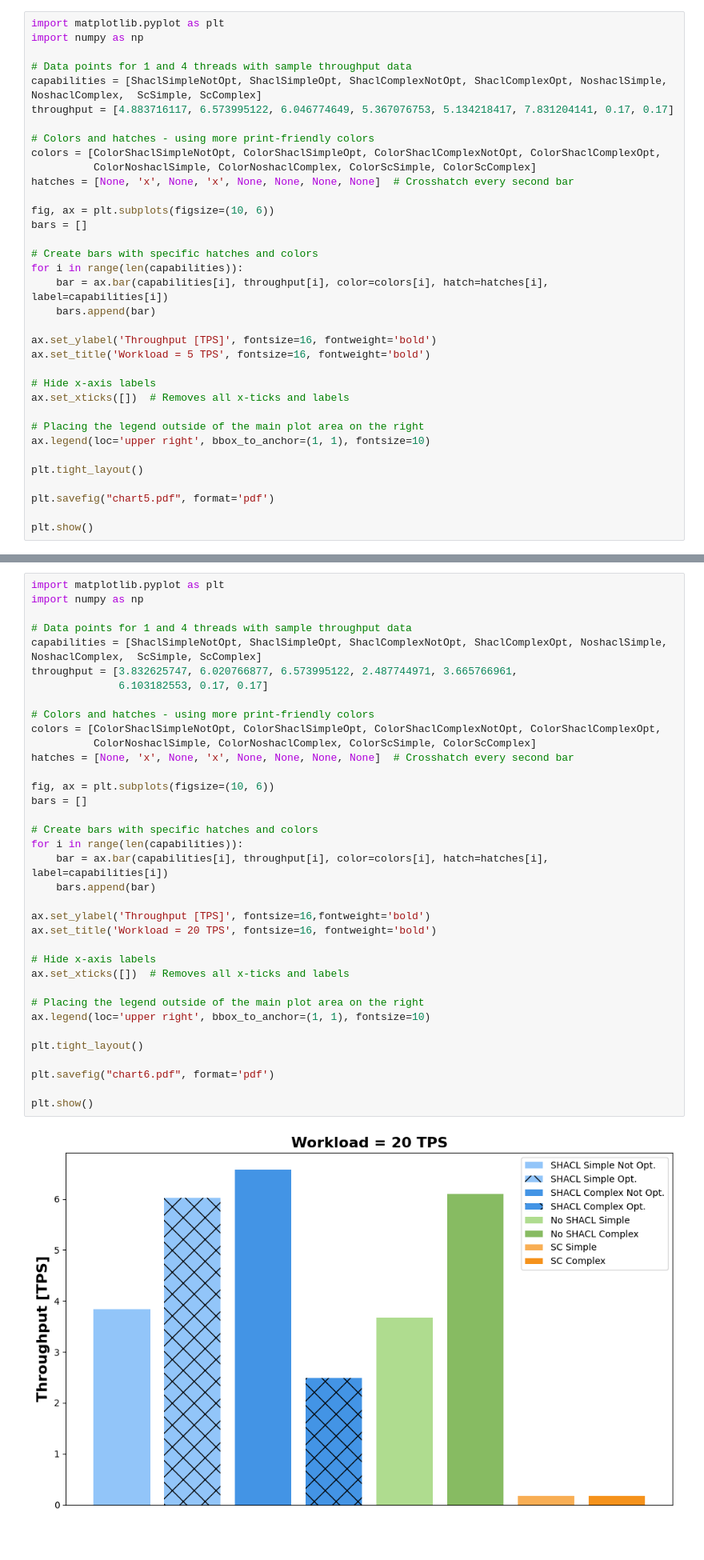
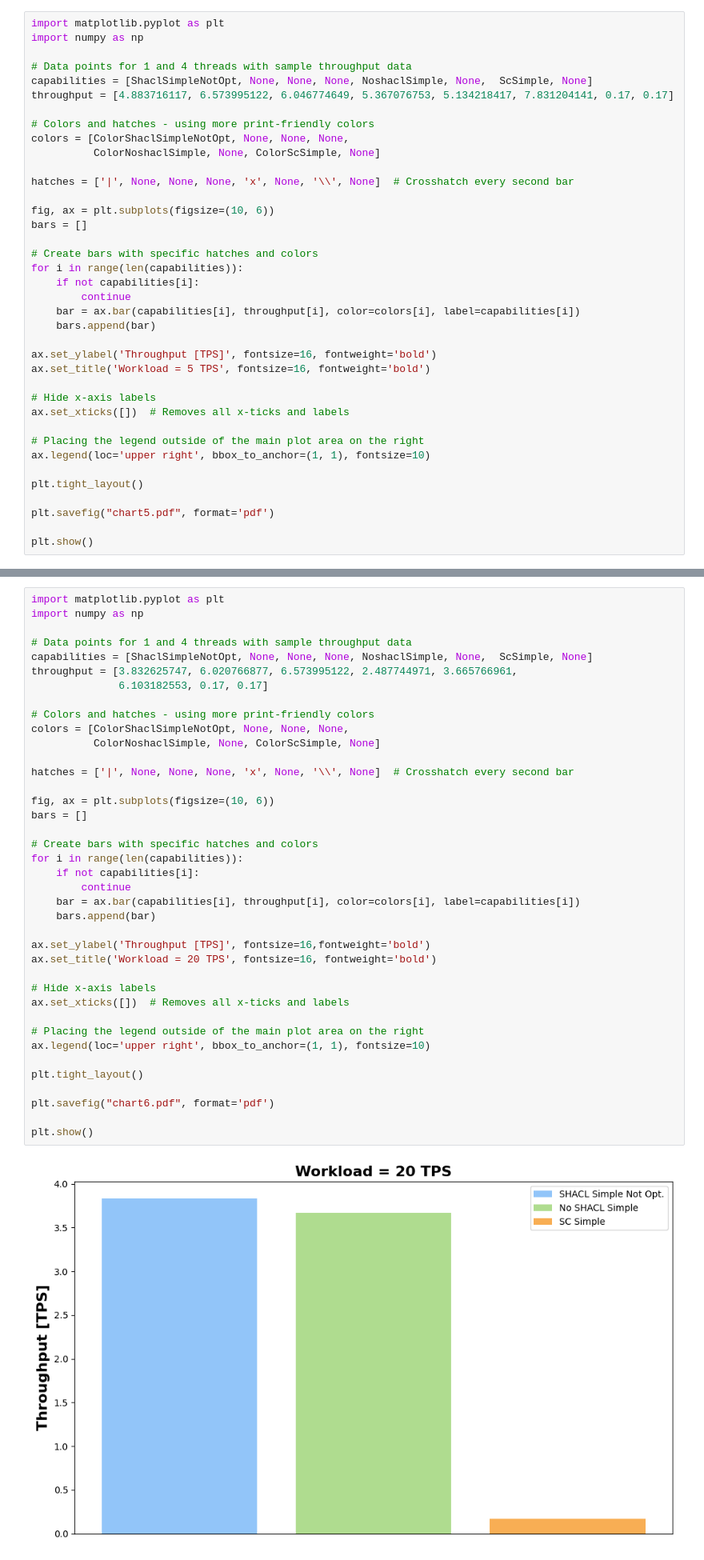
Before and after one commit to sogolsmansouri/smartchaindb, a Jupyter notebook: charts/charts.ipynb, the cells around one changed output, grey strips where cells are left out. Shown at 80% size. Drawn from its saved outputs; the diff is of its cells as text.

Commit message:
Updated charts to exclude optimization and complex

```diff
--- a/charts/charts.ipynb
+++ b/charts/charts.ipynb
@@ -401,20 +182,23 @@ import matplotlib.pyplot as plt
 import numpy as np
 
 # Data points for 1 and 4 threads with sample throughput data
-capabilities = [ShaclSimpleNotOpt, ShaclSimpleOpt, ShaclComplexNotOpt, ShaclComplexOpt, NoshaclSimple, NoshaclComplex,  ScSimple, ScComplex]
+capabilities = [ShaclSimpleNotOpt, None, None, None, NoshaclSimple, None,  ScSimple, None]
 throughput = [4.883716117, 6.573995122, 6.046774649, 5.367076753, 5.134218417, 7.831204141, 0.17, 0.17]
 
 # Colors and hatches - using more print-friendly colors
-colors = [ColorShaclSimpleNotOpt, ColorShaclSimpleOpt, ColorShaclComplexNotOpt, ColorShaclComplexOpt,
-          ColorNoshaclSimple, ColorNoshaclComplex, ColorScSimple, ColorScComplex]
-hatches = [None, 'x', None, 'x', None, None, None, None]  # Crosshatch every second bar
+colors = [ColorShaclSimpleNotOpt, None, None, None,
+          ColorNoshaclSimple, None, ColorScSimple, None]
+
+hatches = ['|', None, None, None, 'x', None, '\\', None]  # Crosshatch every second bar
 
 fig, ax = plt.subplots(figsize=(10, 6))
 bars = []
 
 # Create bars with specific hatches and colors
 for i in range(len(capabilities)):
-    bar = ax.bar(capabilities[i], throughput[i], color=colors[i], hatch=hatches[i], label=capabilities[i])
+    if not capabilities[i]:
+        continue
+    bar = ax.bar(capabilities[i], throughput[i], color=colors[i], label=capabilities[i])
     bars.append(bar)
 
 ax.set_ylabel('Throughput [TPS]', fontsize=16, fontweight='bold')
@@ -438,36 +222,39 @@ import matplotlib.pyplot as plt
 import numpy as np
 
 # Data points for 1 and 4 threads with sample throughput data
-capabilities = [ShaclSimpleNotOpt, ShaclSimpleOpt, ShaclComplexNotOpt, ShaclComplexOpt, NoshaclSimple, NoshaclComplex,  ScSimple, ScComplex]
+capabilities = [ShaclSimpleNotOpt, None, None, None, NoshaclSimple, None,  ScSimple, None]
 throughput = [3.832625747, 6.020766877, 6.573995122, 2.487744971, 3.665766961,
               6.103182553, 0.17, 0.17]
 
 # Colors and hatches - using more print-friendly colors
-colors = [ColorShaclSimpleNotOpt, ColorShaclSimpleOpt, ColorShaclComplexNotOpt, ColorShaclComplexOpt,
-          ColorNoshaclSimple, ColorNoshaclComplex, ColorScSimple, ColorScComplex]
-hatches = [None, 'x', None, 'x', None, None, None, None]  # Crosshatch every second bar
+colors = [ColorShaclSimpleNotOpt, None, None, None,
+          ColorNoshaclSimple, None, ColorScSimple, None]
+
+hatches = ['|', None, None, None, 'x', None, '\\', None]  # Crosshatch every second bar
 
 fig, ax = plt.subplots(figsize=(10, 6))
 bars = []
 
 # Create bars with specific hatches and colors
 for i in range(len(capabilities)):
-    bar = ax.bar(capabilities[i], throughput[i], color=colors[i], hatch=hatches[i], label=capabilities[i])
+    if not capabilities[i]:
+        continue
+    bar = ax.bar(capabilities[i], throughput[i], color=colors[i], label=capabilities[i])
     bars.append(bar)
 
 ax.set_ylabel('Throughput [TPS]', fontsize=16,fontweight='bold')
 ax.set_title('Workload = 20 TPS', fontsize=16, fontweight='bold')
 
 # Hide x-axis labels
 ax.set_xticks([])  # Removes all x-ticks and labels
 
 # Placing the legend outside of the main plot area on the right
 ax.legend(loc='upper right', bbox_to_anchor=(1, 1), fontsize=10)
 
 plt.tight_layout()
 
 plt.savefig("chart6.pdf", format='pdf')
 
 plt.show()
 # %% [output]
-[figure, old version]
+[figure, new version]
```
Also changed, not shown: parts of 5 cells of this notebook, 4 other files.
